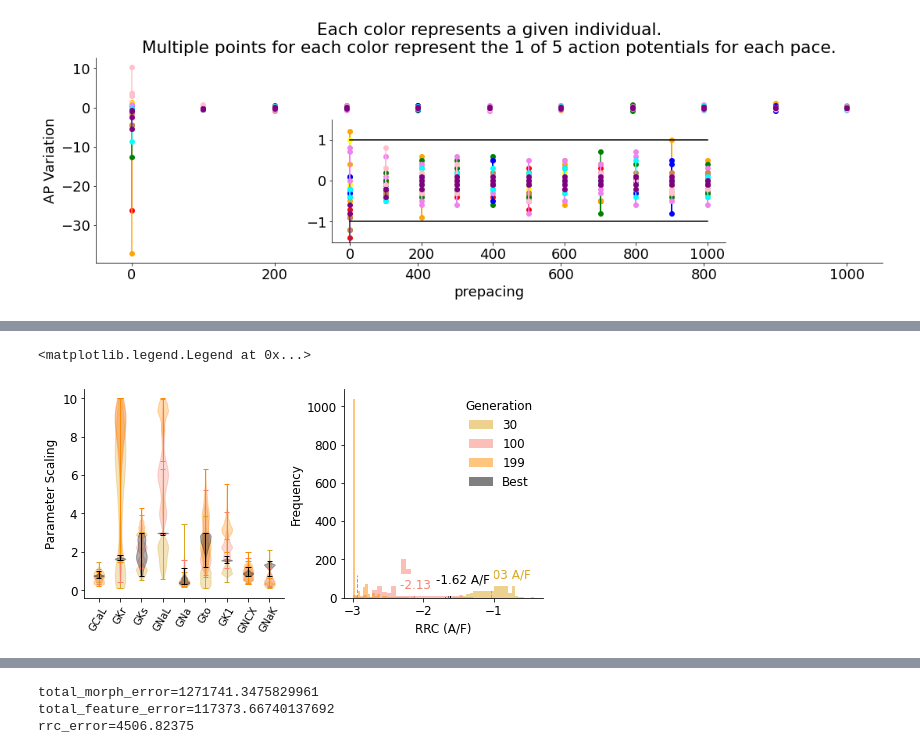
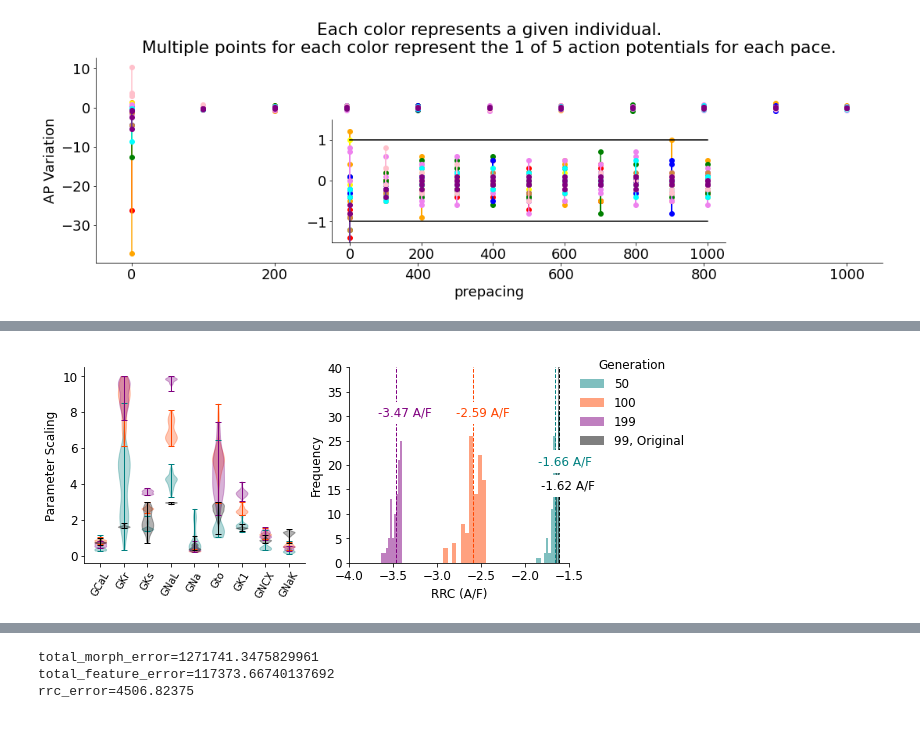
Before and after one commit to Christini-Lab/rrc-conductance-profile, a Jupyter notebook: notes.ipynb, the cells around one changed output, grey strips where cells are left out. Drawn from its saved outputs; the diff is of its cells as text; code cells hidden in the pictures.

```diff
--- a/notes.ipynb
+++ b/notes.ipynb
@@ -45,13 +45,7 @@ sens_data_grandi = pd.read_csv(data_path+'/sens_grandi.csv.bz2')
 data_path = './data/notes_data'
 grandi_pop = pd.read_csv(data_path+'/grandi_pop.csv.bz2')
 torord_pop = pd.read_csv(data_path+'/small_torord_pop.csv.bz2')
-
-#data_path = '../new_ga_data/data/'
-#all_trials_new = pd.read_csv(data_path+'all_trials.csv.bz2')
-
-data_path = '../data/'
-#all_trials_new = pd.read_csv(data_path+'all_data.csv.bz2')
-all_trials_new = pd.read_csv(data_path+'trial3_info.csv.bz2')
+all_trials_new = pd.read_csv(data_path+'/all_data_new.csv.bz2')
 # %%
 from important_functions import get_ind_data, detect_abnormal_ap
 import myokit
@@ -165,3 +120,0 @@ def evaluate_fitness(ind):
-# %%
-ind = [{'i_cal_pca_multiplier': 0.45700360812131496, 'i_ks_multiplier': 2.355769459189441, 'i_kr_multiplier': 0.31070291409533485, 'i_nal_multiplier': 0.5790444953578463, 'i_na_multiplier': 1.0983120305540948, 'i_to_multiplier': 0.611275526370657, 'i_k1_multiplier': 3.7195477255854046, 'i_NCX_multiplier': 0.10626447784408034, 'i_nak_multiplier': 8.410480477665557}]
-data = evaluate_fitness(ind)
@@ -313,21 +209,21 @@ KeyError: 'trial'
 # %%
 # MAKE PLOT
-fig, axs1 = plt.subplots(1, 2, figsize = (7,3.5), constrained_layout = True)
-gens = [30, 100, 199]
+fig, axs1 = plt.subplots(1, 2, figsize = (9,3.5), constrained_layout = True)
+gens = [50, 100, 199]
 labels = [str(gen) for gen in gens]
-colors = ['goldenrod', 'salmon','darkorange']
+colors = ['teal', 'orangered','purple']
 
 for g in range(0, len(gens)):
-    #data = all_trials_new[(all_trials_new['gen']==gens[g])].sort_values(by=['fitness']).reset_index().iloc[0:400]
-    data = all_trials_new[(all_trials_new['gen']==gens[g])]
+    data = all_trials_new[(all_trials_new['gen']==gens[g])].sort_values(by=['fitness']).reset_index().iloc[0:100]
+    #data = all_trials_new[(all_trials_new['gen']==gens[g])]
     violin = axs1[0].violinplot(data.filter(like = 'multiplier'))
-    axs1[1].hist(-data['rrc']*10, color = colors[g], bins = 25, label = labels[g], alpha = 0.5)
+    axs1[1].hist(-data['rrc']*10, color = colors[g], bins = 10, label = labels[g], alpha = 0.5)
     mean_rrc = np.mean(-data['rrc']*10)
     axs1[1].plot([mean_rrc, mean_rrc], [0, 120], color = colors[g], linestyle = 'dashed', linewidth= 1)
     if g == 0:
-        height = 100
+        height = 20
     else:
-        height = 50
+        height = 30
     axs1[1].annotate(str(round(mean_rrc,2))+' A/F', ((mean_rrc)-0.2,height), bbox=dict(boxstyle="square,pad=0.3", fc="white", ec="white", lw=2), color = colors[g])
 
     for vp in violin['bodies']:
@@ -336,37 +232,38 @@ for g in range(0, len(gens)):
 
     for partname in ('cbars','cmins','cmaxes'):
         vp = violin[partname]
         vp.set_edgecolor(colors[g])
         vp.set_linewidth(1)
 
 
 #data = all_trials_old[(all_trials_old['gen']==99)].sort_values(by=['fitness']).reset_index().iloc[0:100]
 #data = pd.read_csv('./data/best_data.csv.bz2')
 violin = axs1[0].violinplot(best_data.filter(like = 'multiplier'))
-axs1[1].hist(-best_data['rrc'].iloc[0:80]*10, color = 'black', bins = 10, alpha = 0.5, label = 'Best')
+axs1[1].hist(-best_data['rrc']*10, color = 'black', bins = 10, alpha = 0.5, label = '99, Original')
 mean_rrc = np.mean(-best_data['rrc']*10)
 axs1[1].plot([mean_rrc, mean_rrc], [0, 90], color = 'black', linestyle = 'dashed', linewidth= 1)
-axs1[1].annotate(str(round(mean_rrc,2))+' A/F', ((mean_rrc)-0.2,75), bbox=dict(boxstyle="square,pad=0.3", fc="white", ec="white", lw=2), color = 'black')
+axs1[1].annotate(str(round(mean_rrc,2))+' A/F', ((mean_rrc)-0.2,15), bbox=dict(boxstyle="square,pad=0.3", fc="white", ec="white", lw=2), color = 'black')
 
 for vp in violin['bodies']:
     vp.set_facecolor('black')
     vp.set_edgecolor('black')
 
 for partname in ('cbars','cmins','cmaxes'):
     vp = violin[partname]
     vp.set_edgecolor('black')
     vp.set_linewidth(1)
 
 axs1[0].set_ylabel('Parameter Scaling', fontsize = 12)
 axs1[0].set_xticks(list(range(1, 10)))
 axs1[0].set_xticklabels(['GCaL', 'GKr', 'GKs', 'GNaL', 'GNa', 'Gto', 'GK1', 'GNCX', 'GNaK'], rotation = 60, fontsize = 10);
 
 axs1[1].set_ylabel('Frequency', fontsize=12)
 axs1[1].set_xlabel('RRC (A/F)', fontsize = 12)
-axs1[1].legend(bbox_to_anchor = (1,1), frameon=False, title = 'Generation', fontsize = 12)
+axs1[1].legend(bbox_to_anchor = (1,1.1), frameon=False, title = 'Generation', fontsize = 12)
+axs1[1].set_ylim([0, 40])
+axs1[1].set_xlim([-4, -1.5])
 
-#plt.savefig('./figures/figR3.pdf', trasparent=True)
-#plt.savefig('./figures/figR3.png', trasparent=True)
+plt.savefig('./figures/figR3.pdf', trasparent=True)
+plt.savefig('./figures/figR3.png', trasparent=True)
 # %% [output]
-<matplotlib.legend.Legend at 0x...>
-[figure, old version]
+[figure, new version]
```
Also changed, not shown: parts of 7 cells of this notebook, 12 other files.
